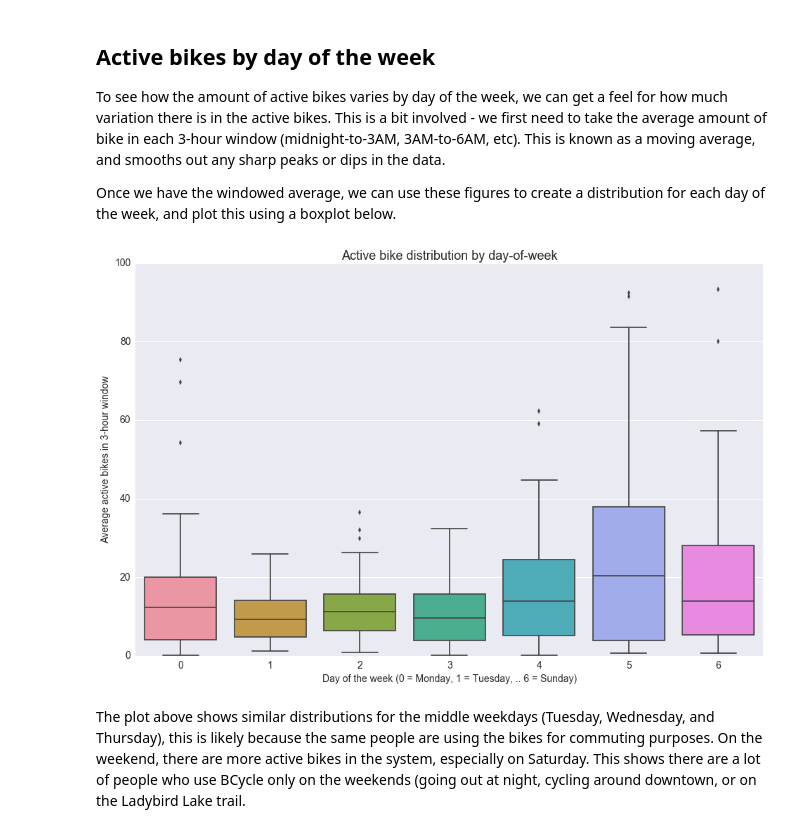
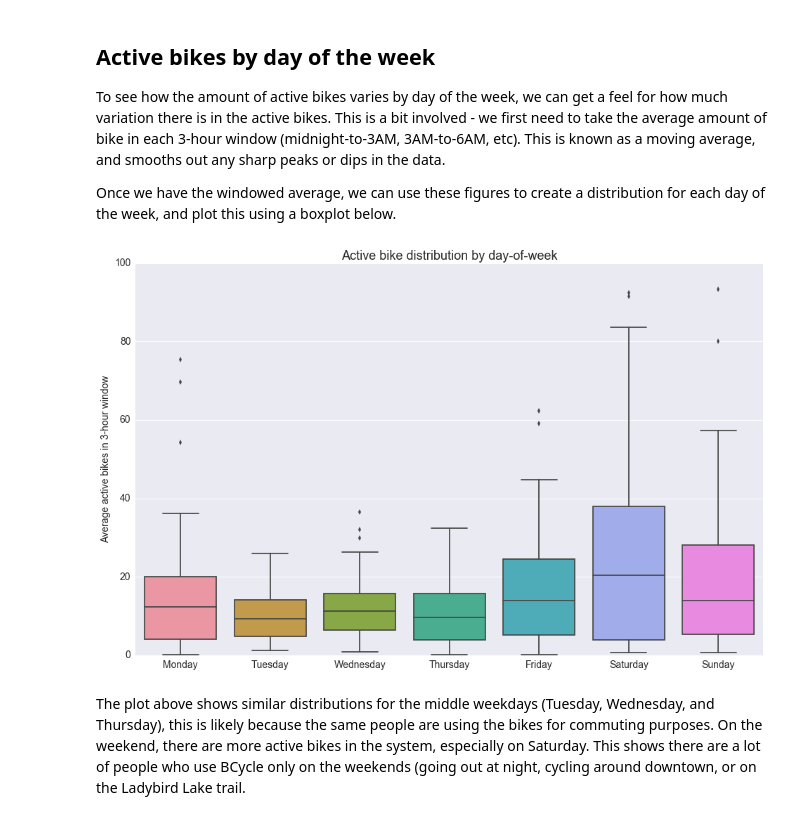
Before and after one commit to timgasser/bcycle-austin, a Jupyter notebook: notebooks/bcycle_bikes.ipynb, the cells around one changed output. Cells and saved outputs as stored; diff of their text form; code cells hidden in the pictures.

```diff
--- a/notebooks/bcycle_bikes.ipynb
+++ b/notebooks/bcycle_bikes.ipynb
@@ -116,18 +139,20 @@ Once we have the windowed average, we can use these figures to create a distribu
 # %%
 daily_bikes_df = active_bikes_df.copy()
 daily_bikes_df = daily_bikes_df.resample('3H').mean()
 daily_bikes_df = daily_bikes_df.reset_index()
-daily_bikes_df['dayofweek'] = daily_bikes_df['datetime'].dt.dayofweek
+daily_bikes_df['dayofweek'] = daily_bikes_df['datetime'].dt.weekday_name
+
+day_names=['Monday', 'Tuesday', 'Wednesday', 'Thursday', 'Friday', 'Saturday', 'Sunday']
 
 fig, ax = plt.subplots(1,1, figsize=(16,10))
-ax = sns.boxplot(data=daily_bikes_df, x="dayofweek", y="active_bikes")
-ax.set_xlabel('Day of the week (0 = Monday, 1 = Tuesday, .. 6 = Sunday)', fontdict={'size' : 14})
+ax = sns.boxplot(data=daily_bikes_df, x="dayofweek", y="active_bikes", order=day_names)
+ax.set_xlabel('', fontdict={'size' : 14})
 ax.set_ylabel('Average active bikes in 3-hour window', fontdict={'size' : 14})
 ax.set_title('Active bike distribution by day-of-week', fontdict={'size' : 18})
 ax.tick_params(axis='x', labelsize=14)
 ax.tick_params(axis='y', labelsize=14)
 # %% [output]
-[figure, old version]
+[figure, new version]
 # %% [markdown]
 The plot above shows similar distributions for the middle weekdays (Tuesday, Wednesday, and Thursday), this is likely because the same people are using the bikes for commuting purposes. On the weekend, there are more active bikes in the system, especially on Saturday. This shows there are a lot of people who use BCycle only on the weekends (going out at night, cycling around downtown, or on the Ladybird Lake trail.
 # %% [markdown]
```
Also changed, not shown: parts of 20 cells of this notebook.
